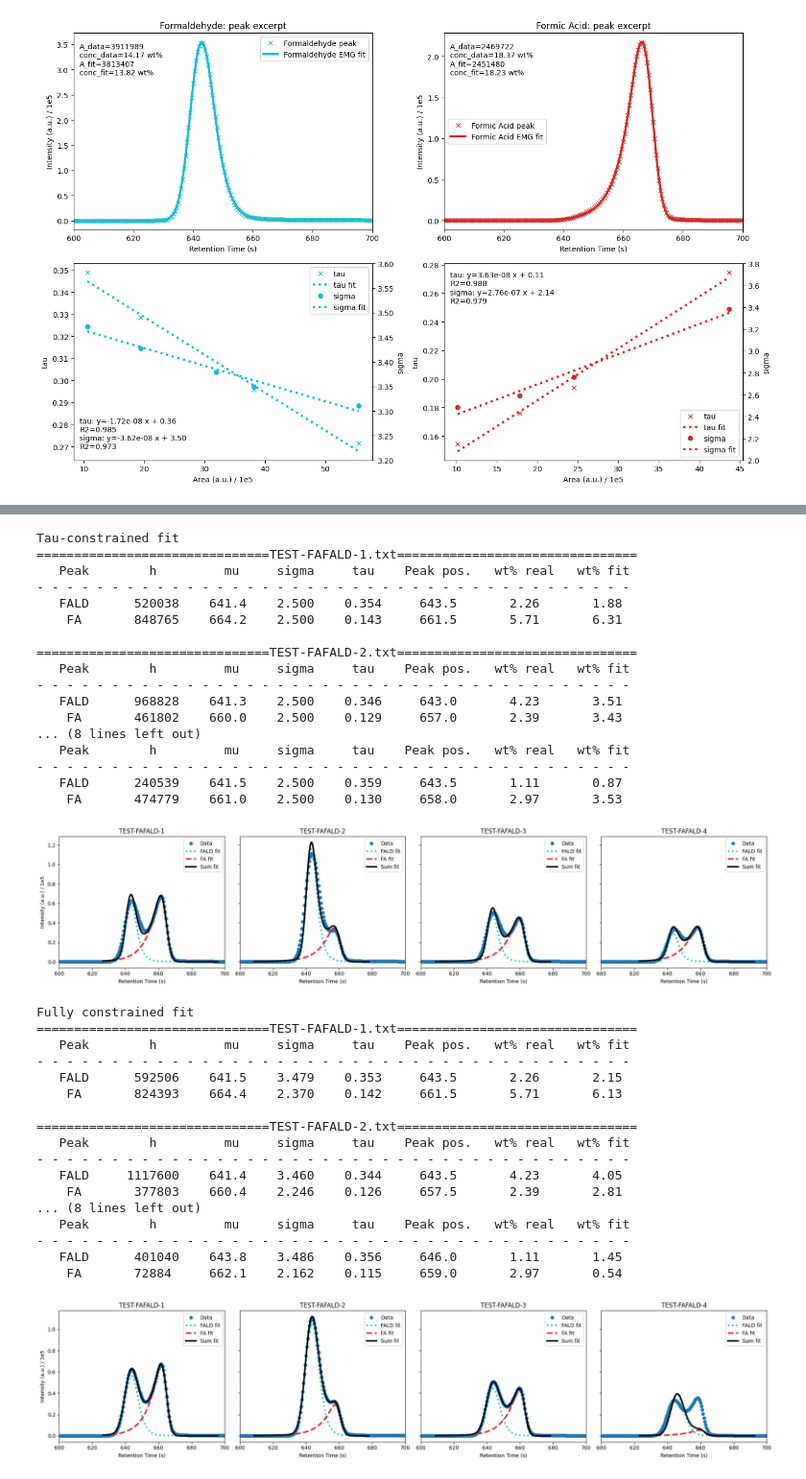
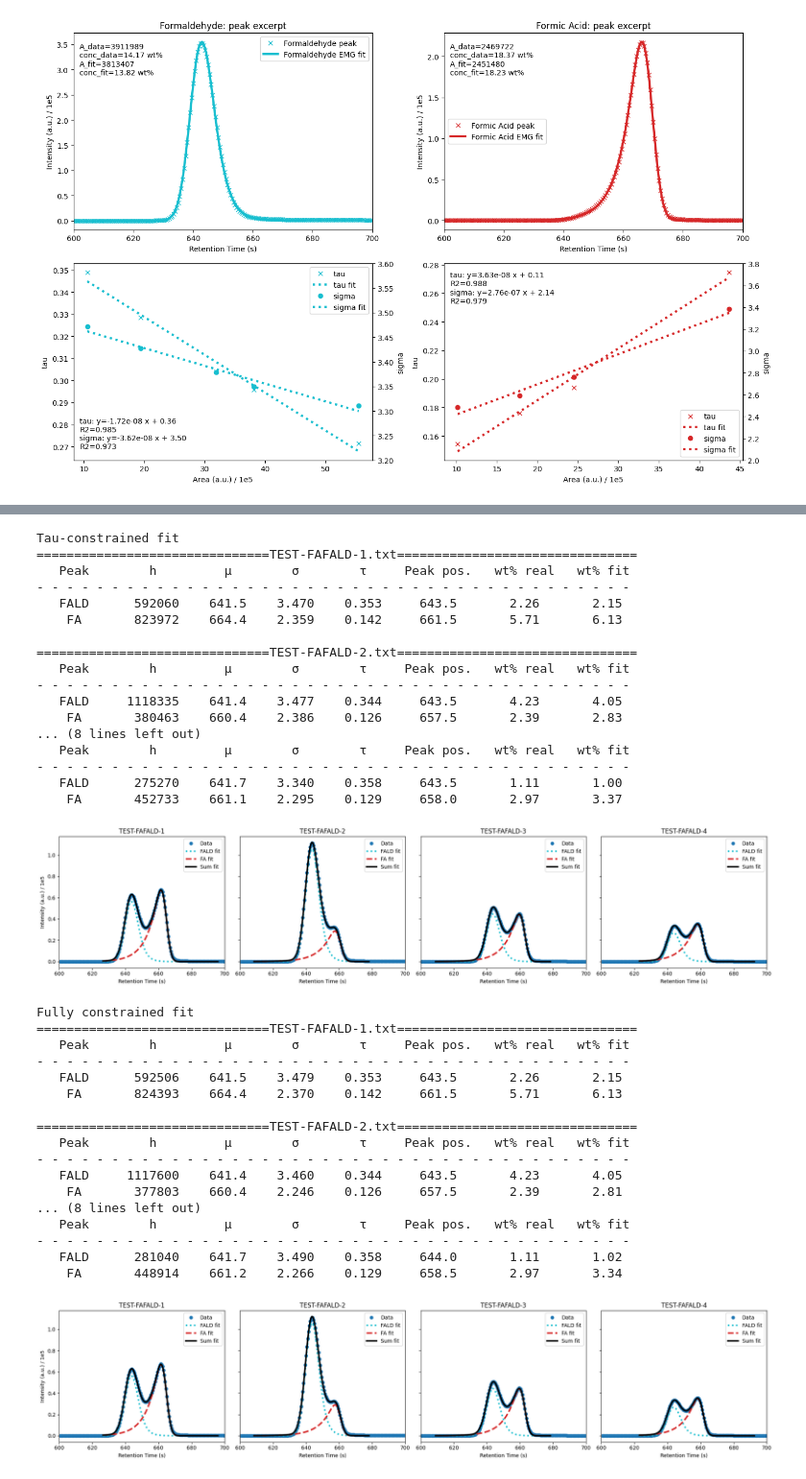
Before and after one commit to fabianketter/HPLC-Deconvolution, a Jupyter notebook: HPLC.ipynb, the cells around one changed output, grey strips where cells are left out. Shown at 96% size. Drawn from its saved outputs; the diff is of its cells as text; code cells hidden in the pictures.

```diff
--- a/HPLC.ipynb
+++ b/HPLC.ipynb
@@ -158,7 +176,7 @@ def analyze_calibration(dictionary):
         i1, i2 = max(0, idx_max - 70), min(len(sample), idx_max + 70)
         x = sample[i1:i2,0]
         y = sample[i1:i2,1]
-        popt, _ = sc.optimize.curve_fit(model, x, y, p0=dictionary['p0'])
+        popt, _ = curve_fit(model, x, y, p0=dictionary['p0'])
         h, mu, sigma, tau = popt
         dictionary['hs'].append(h)
         dictionary['mus'].append(mu)
@@ -176,7 +194,7 @@ analyze_calibration(FA)
 def fit_info(x, y):
     """Return a simple linear calibration fit and its R┬▓."""
     coeffs = np.polyfit(x, y, 1)
-    return coeffs, R_sq(np.poly1d(coeffs), x, y)
+    return coeffs, r_squared(np.poly1d(coeffs), x, y)
 
 #Exclude first two points of FA calibration for fitting
 FALD_fit_sig = fit_info(FALD['hs'], FALD['sigmas'])
@@ -283,7 +306,7 @@ fig, axes = plt.subplots(ncols=4, figsize=(18, 4.5), sharey=True)
 
 for ax, (sample_file, wt_fald_real, wt_fa_real) in zip(axes, sample_specs):
     print(sample_file.center(80, '='))
-    print(f"{'Peak':^10} {'h':^10} {'mu':^8} {'sigma':^8} {'tau':^8} {'Peak pos.':^10} {'wt% real':^10} {'wt% fit':^10}")
+    print(f"{'Peak':^10} {'h':^10} {'μ':^8} {'σ':^8} {'τ':^8} {'Peak pos.':^10} {'wt% real':^10} {'wt% fit':^10}")
     print('- ' * 40)
 
     sample = extract_chromatogram(path + sample_file)
@@ -291,9 +314,11 @@ for ax, (sample_file, wt_fald_real, wt_fa_real) in zip(axes, sample_specs):
     index_2 = min(len(sample), np.argmax(sample[:,1]) + 70)
 
     initial_guess = list(FALD['p0']) + list(FA['p0'])
-    lower_bounds = [0, 640, 0, 0, 0, 658, 0, 0]
-    upper_bounds = [np.inf, 645, 4, 0.7, np.inf, 666, 3, 0.3]
-    popt, _ = sc.optimize.curve_fit(EMGsTailFront, sample[index_1:index_2,0], sample[index_1:index_2,1],
+    lower_bounds = list(FALD['lower_bounds']) + list(FA['lower_bounds'])
+    upper_bounds = list(FALD['upper_bounds']) + list(FA['upper_bounds'])
+    #lower_bounds = [0, 640, 0, 0, 0, 658, 0, 0]
+    #upper_bounds = [np.inf, 645, 4, 0.7, np.inf, 666, 3, 0.3]
+    popt, _ = curve_fit(EMGsTailFront, sample[index_1:index_2,0], sample[index_1:index_2,1],
                                     p0=initial_guess, bounds=[lower_bounds, upper_bounds])
     h1, mu1, sigma1, tau1 = popt[:4]
     h2, mu2, sigma2, tau2 = popt[4:]
@@ -445,22 +469,23 @@ s = lambda value: float(np.ravel(value)[0])
 
 for ax, (sample_file, wt_FALD_real, wt_fa_real) in zip(axes, sample_specs):
     print(sample_file.center(80, '='))
-    print(f"{'Peak':^10} {'h':^10} {'mu':^8} {'sigma':^8} {'tau':^8} {'Peak pos.':^10} {'wt% real':^10} {'wt% fit':^10}")
+    print(f"{'Peak':^10} {'h':^10} {'μ':^8} {'σ':^8} {'τ':^8} {'Peak pos.':^10} {'wt% real':^10} {'wt% fit':^10}")
     print('- ' * 40)
 
     sample = extract_chromatogram(path + sample_file)
     index_1 = max(0, np.argmax(sample[:,1]) - 70)
     index_2 = min(len(sample), np.argmax(sample[:,1]) + 70)
 
-    initial_guess = [8e5, 644, 0.95, 1e4, 660, 1.10]
-    lower_bounds = [0, 640, 0, 0, 660, 0]
-    upper_bounds = [np.inf, 650, 2.5, np.inf, 666, 2.5]
-    popt, _ = sc.optimize.curve_fit(
+    initial_guess = list(FALD['p0'][[0,1,2]]) + list(FA['p0'][[0,1,2]])
+    lower_bounds = list(FALD['lower_bounds'][[0,1,2]]) + list(FA['lower_bounds'][[0,1,2]])
+    upper_bounds = list(FALD['upper_bounds'][[0,1,2]]) + list(FA['upper_bounds'][[0,1,2]])
+
+    popt, _ = curve_fit(
         tau_constrained_EMGsTailFront,
         sample[index_1:index_2,0],
         sample[index_1:index_2,1],
         p0=initial_guess,
-        bounds=[lower_bounds, upper_bounds],
+        bounds=[lower_bounds, upper_bounds]
     )
 
     h1, mu1, sigma1 = popt[:3]
@@ -490,22 +515,22 @@ plt.show()
 # %% [output]
 Tau-constrained fit
 ===============================TEST-FAFALD-1.txt================================
-   Peak        h         mu     sigma     tau    Peak pos.   wt% real   wt% fit
+   Peak        h         μ        σ        τ     Peak pos.   wt% real   wt% fit
 - - - - - - - - - - - - - - - - - - - - - - - - - - - - - - - - - - - - - - - -
-   FALD      520038    641.4    2.500    0.354     643.5       2.26       1.88
-    FA       848765    664.2    2.500    0.143     661.5       5.71       6.31
+   FALD      592060    641.5    3.470    0.353     643.5       2.26       2.15
+    FA       823972    664.4    2.359    0.142     661.5       5.71       6.13
 
 ===============================TEST-FAFALD-2.txt================================
-   Peak        h         mu     sigma     tau    Peak pos.   wt% real   wt% fit
+   Peak        h         μ        σ        τ     Peak pos.   wt% real   wt% fit
 - - - - - - - - - - - - - - - - - - - - - - - - - - - - - - - - - - - - - - - -
-   FALD      968828    641.3    2.500    0.346     643.0       4.23       3.51
-    FA       461802    660.0    2.500    0.129     657.0       2.39       3.43
+   FALD     1118335    641.4    3.477    0.344     643.5       4.23       4.05
+    FA       380463    660.4    2.386    0.126     657.5       2.39       2.83
 ... (8 lines left out)
-   Peak        h         mu     sigma     tau    Peak pos.   wt% real   wt% fit
+   Peak        h         μ        σ        τ     Peak pos.   wt% real   wt% fit
 - - - - - - - - - - - - - - - - - - - - - - - - - - - - - - - - - - - - - - - -
-   FALD      240539    641.5    2.500    0.359     643.5       1.11       0.87
-    FA       474779    661.0    2.500    0.130     658.0       2.97       3.53
+   FALD      275270    641.7    3.340    0.358     643.5       1.11       1.00
+    FA       452733    661.1    2.295    0.129     658.0       2.97       3.37
-[figure, old version]
+[figure, new version]
 # %%
 #import chromatogram
 print('Fully constrained fit')
@@ -535,23 +560,25 @@ s = lambda value: float(np.ravel(value)[0])
 
 for ax, (sample_file, wt_FALD_real, wt_fa_real) in zip(axes, sample_specs):
     print(sample_file.center(80, '='))
-    print(f"{'Peak':^10} {'h':^10} {'mu':^8} {'sigma':^8} {'tau':^8} {'Peak pos.':^10} {'wt% real':^10} {'wt% fit':^10}")
+    print(f"{'Peak':^10} {'h':^10} {'μ':^8} {'σ':^8} {'τ':^8} {'Peak pos.':^10} {'wt% real':^10} {'wt% fit':^10}")
     print('- ' * 40)
 
     sample = extract_chromatogram(path + sample_file)
     index_1 = max(0, np.argmax(sample[:,1]) - 70)
     index_2 = min(len(sample), np.argmax(sample[:,1]) + 70)
 
-    initial_guess = [1e7, 644, 1e5, 658]
-    lower_bounds = [1, 630, 1, 656]
-    upper_bounds = [np.inf, 645, np.inf, 665]
-    popt, _ = sc.optimize.curve_fit(
+    initial_guess = list(FALD['p0'][[0,1]]) + list(FA['p0'][[0,1]])
+    lower_bounds = list(FALD['lower_bounds'][[0,1]]) + list(FA['lower_bounds'][[0,1]])
+    upper_bounds = list(FALD['upper_bounds'][[0,1]]) + list(FA['upper_bounds'][[0,1]])
+    #initial_guess = [1e7, 644, 1e5, 658]
+    #lower_bounds = [1, 630, 1, 656]
+    #upper_bounds = [np.inf, 645, np.inf, 665]
+    popt, _ = curve_fit(
         constrained_EMGsTailFront,
         sample[index_1:index_2,0],
         sample[index_1:index_2,1],
         p0=initial_guess,
-        bounds=[lower_bounds, upper_bounds],
-        maxfev=100000,
+        bounds=[lower_bounds, upper_bounds]
     )
 
     h1, mu1 = popt[:2]
@@ -566,36 +593,36 @@ for ax, (sample_file, wt_FALD_real, wt_fa_real) in zip(axes, sample_specs):
 
     print(f"{'FALD':^10} {s(h1):^10.0f} {s(mu1):^8.1f} {s(sigma1):^8.3f} {s(tau1):^8.3f} {s(sample[index_1:index_2,0][np.argmax(EMG_FALD)]):^10.1f} {wt_FALD_real:^10.2f} {s(h1/FALD['slope']):^10.2f}")
     print(f"{'FA':^10} {s(h2):^10.0f} {s(mu2):^8.1f} {s(sigma2):^8.3f} {s(tau2):^8.3f} {s(sample[index_1:index_2,0][np.argmax(EMG_FA)]):^10.1f} {wt_fa_real:^10.2f} {s(h2/FA['slope']):^10.2f}")
     print()
 
     ax.plot(sample[:,0], sample[:,1] / 1e5, 'C0o', label='Data')
     ax.plot(sample[index_1:index_2,0], EMG_FALD / 1e5, f'{FALD["color"]}:', lw=3, label='FALD fit')
     ax.plot(sample[index_1:index_2,0], EMG_FA / 1e5, f'{FA["color"]}--', lw=3, label='FA fit')
     ax.plot(sample[index_1:index_2,0], (EMG_FALD + EMG_FA) / 1e5, 'k-', lw=3, label='Sum fit')
     ax.set_xlim(600, 700)
     ax.set_title(sample_file.replace('.txt', ''))
     ax.set_xlabel('Retention Time (s)')
     ax.legend(['Data', 'FALD fit', 'FA fit', 'Sum fit'])
 
 axes[0].set_ylabel('Intensity (a.u.) / 1e5')
 fig.tight_layout()
 plt.show()
 # %% [output]
 Fully constrained fit
 ===============================TEST-FAFALD-1.txt================================
-   Peak        h         mu     sigma     tau    Peak pos.   wt% real   wt% fit
+   Peak        h         μ        σ        τ     Peak pos.   wt% real   wt% fit
 - - - - - - - - - - - - - - - - - - - - - - - - - - - - - - - - - - - - - - - -
    FALD      592506    641.5    3.479    0.353     643.5       2.26       2.15
     FA       824393    664.4    2.370    0.142     661.5       5.71       6.13
 
 ===============================TEST-FAFALD-2.txt================================
-   Peak        h         mu     sigma     tau    Peak pos.   wt% real   wt% fit
+   Peak        h         μ        σ        τ     Peak pos.   wt% real   wt% fit
 - - - - - - - - - - - - - - - - - - - - - - - - - - - - - - - - - - - - - - - -
    FALD     1117600    641.4    3.460    0.344     643.5       4.23       4.05
     FA       377803    660.4    2.246    0.126     657.5       2.39       2.81
 ... (8 lines left out)
-   Peak        h         mu     sigma     tau    Peak pos.   wt% real   wt% fit
+   Peak        h         μ        σ        τ     Peak pos.   wt% real   wt% fit
 - - - - - - - - - - - - - - - - - - - - - - - - - - - - - - - - - - - - - - - -
-   FALD      401040    643.8    3.486    0.356     646.0       1.11       1.45
-    FA       72884     662.1    2.162    0.115     659.0       2.97       0.54
+   FALD      281040    641.7    3.490    0.358     644.0       1.11       1.02
+    FA       448914    661.2    2.266    0.129     658.5       2.97       3.34
-[figure, old version]
+[figure, new version]
```
Also changed, not shown: parts of 15 cells of this notebook, 2 other files.
